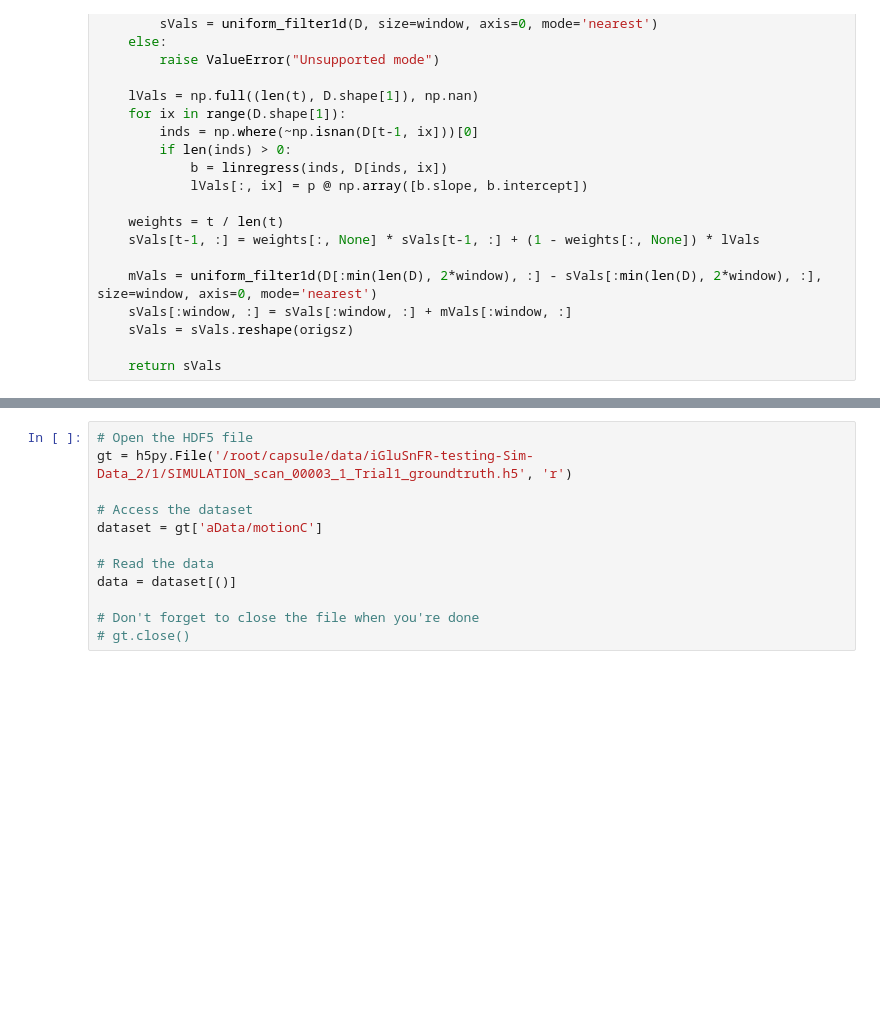
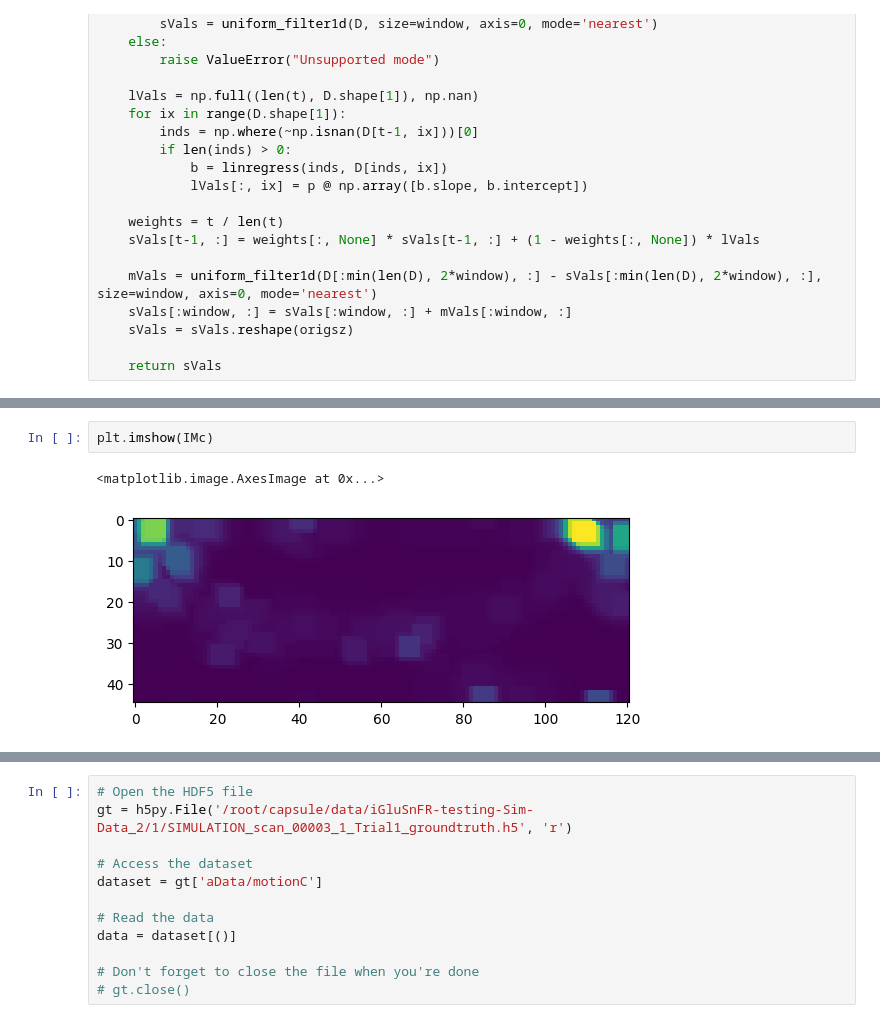
Before and after one commit to AllenNeuralDynamics/iGluSnFR-registration, a Jupyter notebook: code/ROI.ipynb, the cells around one changed output, grey strips where cells are left out. Saved outputs shown, nothing was run; the diff lists cells and outputs as text; blank space fills up the shorter version.

```diff
--- a/code/ROI.ipynb
+++ b/code/ROI.ipynb
@@ -193,0 +542,5 @@ plt.imshow(meanIM[:,:,0,trialIx])
+# %%
+plt.imshow(IMc)
+# %% [output]
+<matplotlib.image.AxesImage at 0x...>
+[figure, added]
```
Also changed, not shown: parts of 9 cells of this notebook.
